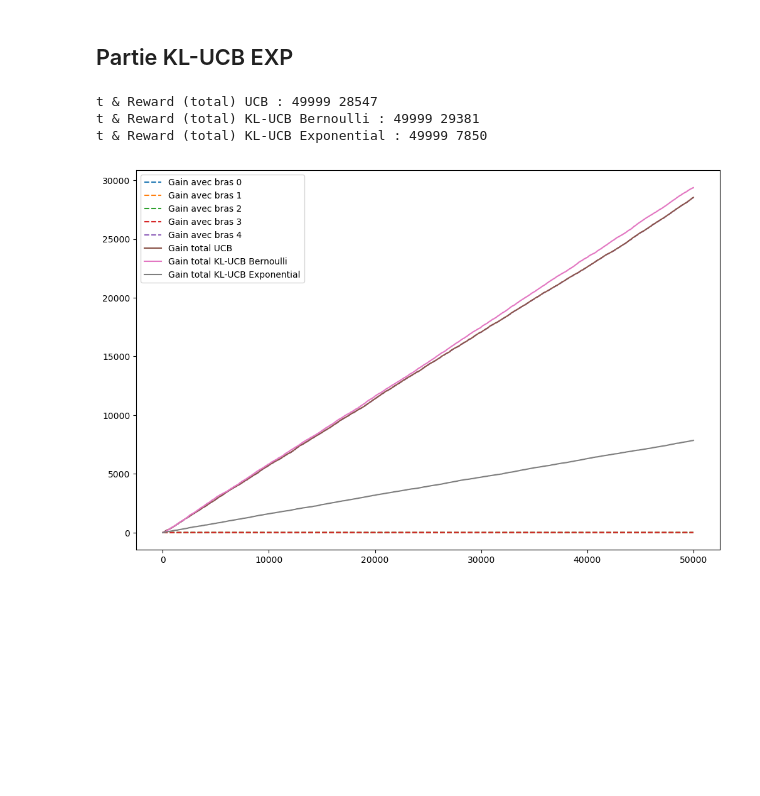
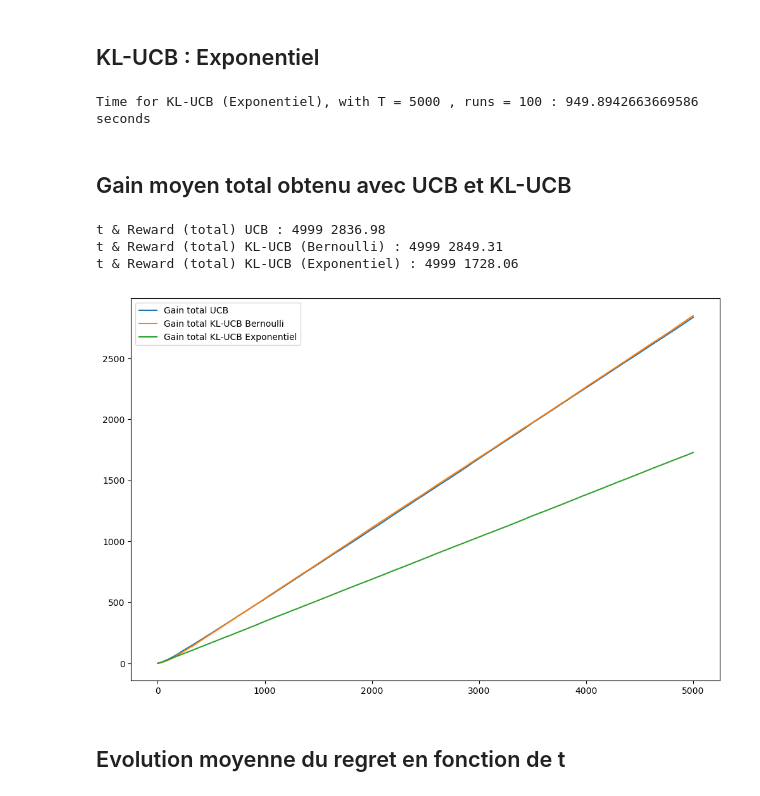
Before and after one commit to zakaryaxali/bandits_kl-ucb, a Jupyter notebook: scenario_3.ipynb, the cells around one changed output. Cells and saved outputs as stored; diff of their text form; code cells hidden in the pictures; blank space fills up the shorter version.

```diff
--- a/scenario_3.ipynb
+++ b/scenario_3.ipynb
@@ -18,12 +24,11 @@ Bras suivant une récompense exponentielle tronquée
 # %%
 #Params du scenario 2
-p = np.array([1/5, 1/4, 1/3, 1/2, 1]) #Param des Bernoulli
-K= p.shape[0] #Nb de bras
-p_star = np.max(p)
-Delta= ( np.ones(K)*p_star ) - p
+p = np.array([1/5, 1/4, 1/3, 1/2, 1]) #Paramètres des lois exponentielles
+K = p.shape[0] #Nombre de bras
+delta = ( np.ones(K)*np.max(p) ) - p
+T= 5000 #Nombre de périodes
+runs = 100 #Nombre d'itérations
 
-T= 50000 #Nb max d'iterations
-
-print("Pi:",p)
-print("Delta:",Delta)
+print("p:", p)
+print("Delta:", delta)
 # %% [output]
@@ -86,4 +109,4 @@ total_reward_klucb = np.sum(cum_reward_klucb, axis=0) #Reward sur tout les bras
 # %% [markdown]
-## Partie KL-UCB EXP
+## KL-UCB : Exponentiel
 # %%
 %%capture
@@ -109,22 +136,32 @@ total_reward_klucbexp = np.sum(cum_reward_klucbexp, axis=0) #Reward sur tout les
+# %%
+print("Time for KL-UCB (Exponentiel), with T =", T, ", runs =", runs, ":", (time_spent_klucb_exponential), "seconds")
+# %% [output]
+Time for KL-UCB (Exponentiel), with T = 5000 , runs = 100 : 949.8942663669586 seconds
+# %% [markdown]
+## Gain moyen total obtenu avec UCB et KL-UCB
+# %%
+mean_total_rewards_list_ucb3 = np.mean(total_rewards_list_ucb3, axis=0)
+print("t & Reward (total) UCB :",t, mean_total_rewards_list_ucb3[t] )
+mean_total_rewards_list_klucb_bernoulli = np.mean(total_rewards_list_klucb_bernoulli, axis=0)
+print("t & Reward (total) KL-UCB (Bernoulli) :",t, mean_total_rewards_list_klucb_bernoulli[t] )
+mean_total_rewards_list_klucb_exponential = np.mean(total_rewards_list_klucb_exponential, axis=0)
+print("t & Reward (total) KL-UCB (Exponentiel) :",t, mean_total_rewards_list_klucb_exponential[t] )
+# %% [output]
+t & Reward (total) UCB : 4999 2836.98
+t & Reward (total) KL-UCB (Bernoulli) : 4999 2849.31
+t & Reward (total) KL-UCB (Exponentiel) : 4999 1728.06
 # %%
-print("t & Reward (total) UCB :",t, totalReward[t] )
-print("t & Reward (total) KL-UCB Bernoulli :",t, total_reward_klucb[t] )
-print("t & Reward (total) KL-UCB Exponential :",t, total_reward_klucbexp[t] )
+#Plot
+fig=plt.figure(figsize=(12,8))
+ax1 = fig.add_subplot(1,1,1)
 
-fig=plt.figure(figsize=(12,8))
-##fig=plt.figure()
-ax1 = fig.add_subplot(1,1,1)
-for i in range (K):
-##ax1.plot(c_error,marker='.',linestyle='-',label='Online avec gradient à pas constant')
-    ax1.plot(cumReward[i,:],linestyle='--',label='Gain avec bras '+str(i))
-#ax1.plot(totalReward[1,:],linestyle='-',label='Gain avec bras 2')
-ax1.plot(totalReward[:],linestyle='-',label='Gain total UCB')
-ax1.plot(total_reward_klucb[:],linestyle='-',label='Gain total KL-UCB Bernoulli')
-ax1.plot(total_reward_klucbexp[:],linestyle='-',label='Gain total KL-UCB Exponentiel')
+ax1.plot(mean_total_rewards_list_ucb3[:], linestyle='-', label='Gain total UCB')
+ax1.plot(mean_total_rewards_list_klucb_bernoulli[:], linestyle='-', label='Gain total KL-UCB Bernoulli')
+ax1.plot(mean_total_rewards_list_klucb_exponential[:], linestyle='-', label='Gain total KL-UCB Exponentiel')
+
 ax1.legend(loc='best')
 plt.show()
 # %% [output]
-t & Reward (total) UCB : 49999 28547
-t & Reward (total) KL-UCB Bernoulli : 49999 29381
-t & Reward (total) KL-UCB Exponential : 49999 7850
-[figure, old version]
+[figure, new version]
+# %% [markdown]
+## Evolution moyenne du regret en fonction de t
```
Also changed, not shown: parts of 22 cells of this notebook.
